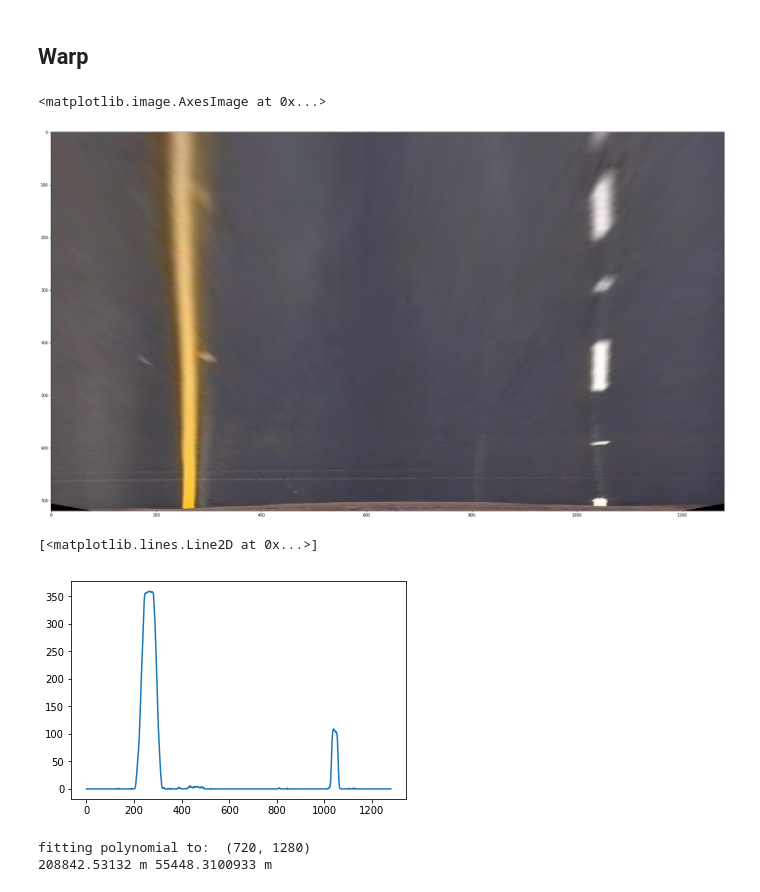
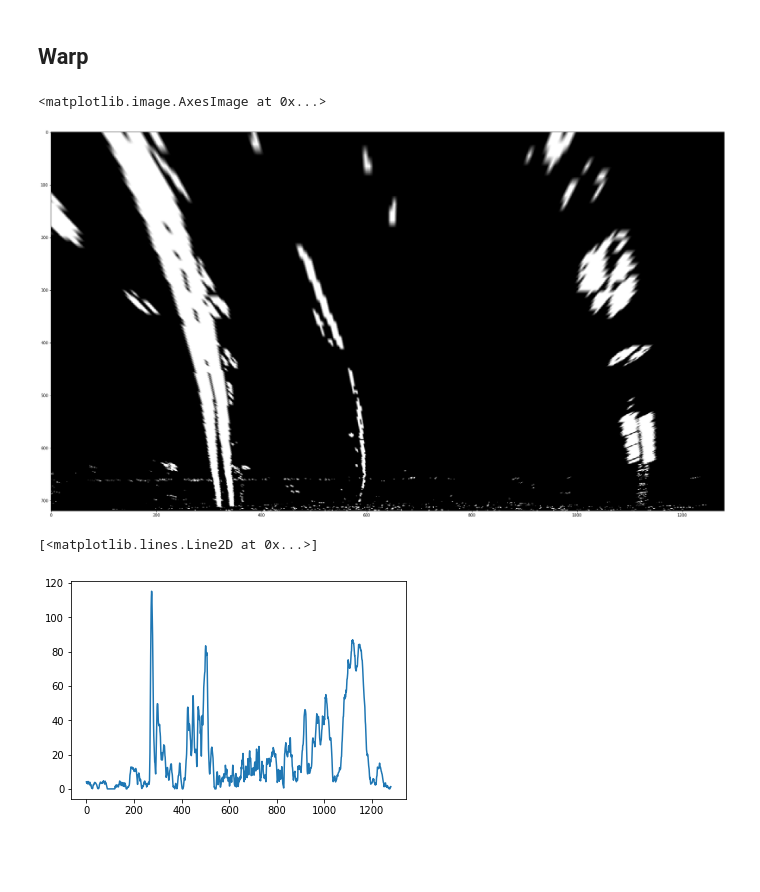
Before and after one commit to tairrzayev/CarND-Advanced-Lane-Lines, a Jupyter notebook: project.ipynb, the cells around one changed output. Cells and saved outputs as stored; diff of their text form; code cells hidden in the pictures; blank space fills up the shorter version.

```diff
--- a/project.ipynb
+++ b/project.ipynb
@@ -84,13 +75,2 @@ plt.show()
 # %% [markdown]
 ## Thresholding
-# %%
-result = lane_detector.binary_image(undist)
-print(result.shape)
-# Plot the result
-f, (ax1, ax2) = plt.subplots(1, 2, figsize=(24, 9))
-f.tight_layout()
-ax1.imshow(undist)
-ax1.set_title('Original Image', fontsize=50)
-ax2.imshow(result, cmap='gray')
-ax2.set_title('Thresholded image', fontsize=50)
-plt.subplots_adjust(left=0., right=1, top=0.9, bottom=0.)
@@ -100,13 +125,13 @@ plt.subplots_adjust(left=0., right=1, top=0.9, bottom=0.)
 # %% [markdown]
 ## Warp
 # %%
-M, Minv = lane_detector.warp_matrices(undist)#
-warped = lane_detector.warp_perspective(undist, M)
+M, Minv = lane_detector.warp_matrices(result)#
+warped = lane_detector.warp_perspective(result, M)
 plt.figure(figsize = (48,18))
-plt.imshow(warped)
+plt.imshow(warped, cmap='gray')
 # %% [output]
 <matplotlib.image.AxesImage at 0x...>
-[figure, old version]
+[figure, new version]
 # %%
 ## Histogram
 # %%
@@ -117,33 +142,6 @@ histogram = lane_detector.hist(warped)
 plt.plot(histogram)
 # %% [output]
 [<matplotlib.lines.Line2D at 0x...>]
-[figure, old version]
+[figure, new version]
 # %%
 ## Fit lane pixels
-# %%
-print('fitting polynomial to: ', warped.shape)
-lane_detector.reset()
-ploty, left_fitx, right_fitx, left_fit_cr, right_fit_cr, out_img = lane_detector.fit_polynomial(warped)
-
-# TODO: WIP
-ym_per_pix = 30/720 # meters per pixel in y dimension
-xm_per_pix = 3.7/700 # meters per pixel in x dimension
-
-# Start by generating our fake example data
-# Make sure to feed in your real data instead in your project!
-#ploty, left_fit_cr, right_fit_cr = generate_data(ym_per_pix, xm_per_pix)
-
-# Define y-value where we want radius of curvature
-# We'll choose the maximum y-value, corresponding to the bottom of the image
-y_eval = np.max(ploty)
-
-# Calculation of R_curve (radius of curvature)
-left_curverad = ((1 + (2*left_fit_cr[0]*y_eval*ym_per_pix + left_fit_cr[1])**2)**1.5) / np.absolute(2*left_fit_cr[0])
-right_curverad = ((1 + (2*right_fit_cr[0]*y_eval*ym_per_pix + right_fit_cr[1])**2)**1.5) / np.absolute(2*right_fit_cr[0])
-
-print(left_curverad, 'm', right_curverad, 'm')
-
-#plt.imshow(warped)
-# %% [output]
-fitting polynomial to:  (720, 1280)
-208842.53132 m 55448.3100933 m
```
Also changed, not shown: parts of 15 cells of this notebook, 6 other files.
